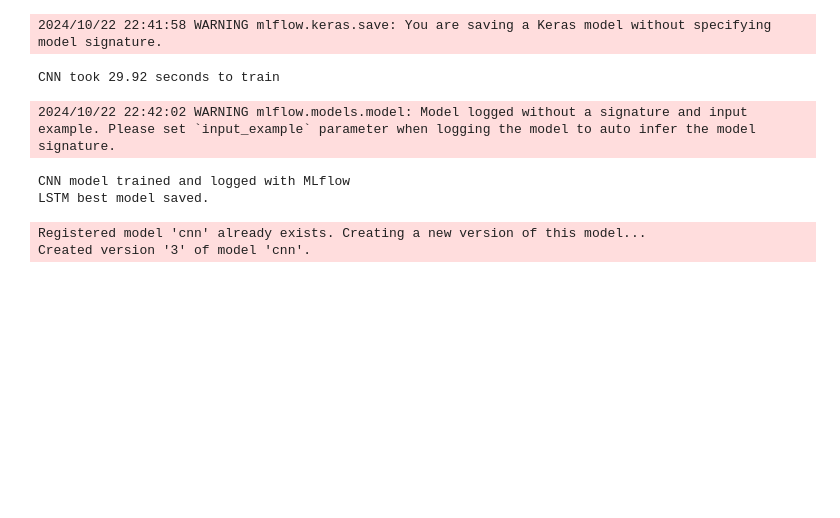
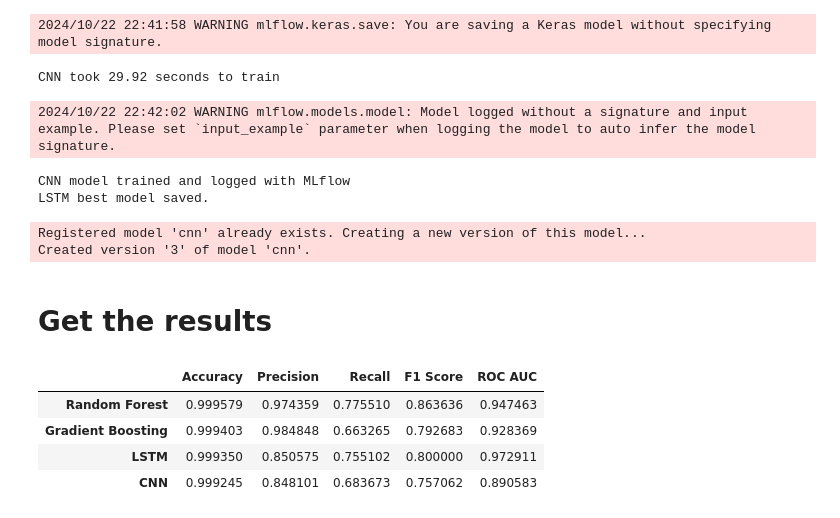
Before and after one commit to nebiyu-getachew/Fraud-Detection, a Jupyter notebook: notebooks/task_2.ipynb, the cells around one changed output. Drawn from its saved outputs; the diff is of its cells as text; code cells hidden in the pictures; blank space fills up the shorter version.

Commit message:
Get the results

```diff
--- a/notebooks/task_2.ipynb
+++ b/notebooks/task_2.ipynb
@@ -224,3 +224,15 @@ CNN model trained and logged with MLflow
 LSTM best model saved.
 Registered model 'cnn' already exists. Creating a new version of this model...
 Created version '3' of model 'cnn'.
+# %% [markdown]
+# Get the results
+# %%
+results_creditcard, y_probs_credicard = model_pipeline.get_results()
+# %%
+pd.DataFrame(results_creditcard).T
+# %% [output]
+|  | Accuracy | Precision | Recall | F1 Score | ROC AUC |
+| Random Forest | 0.999579 | 0.974359 | 0.775510 | 0.863636 | 0.947463 |
+| Gradient Boosting | 0.999403 | 0.984848 | 0.663265 | 0.792683 | 0.928369 |
+| LSTM | 0.999350 | 0.850575 | 0.755102 | 0.800000 | 0.972911 |
+| CNN | 0.999245 | 0.848101 | 0.683673 | 0.757062 | 0.890583 |
```
